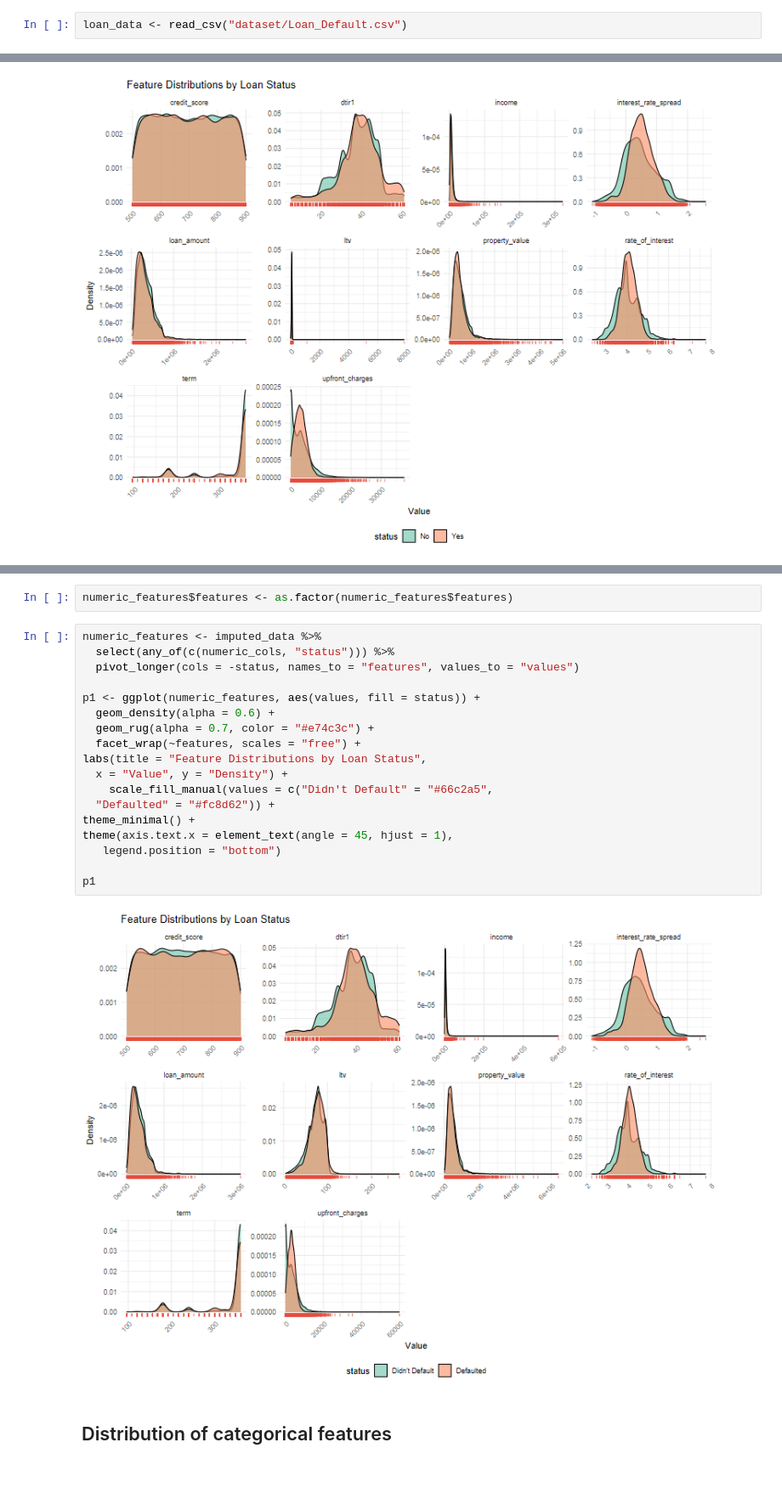
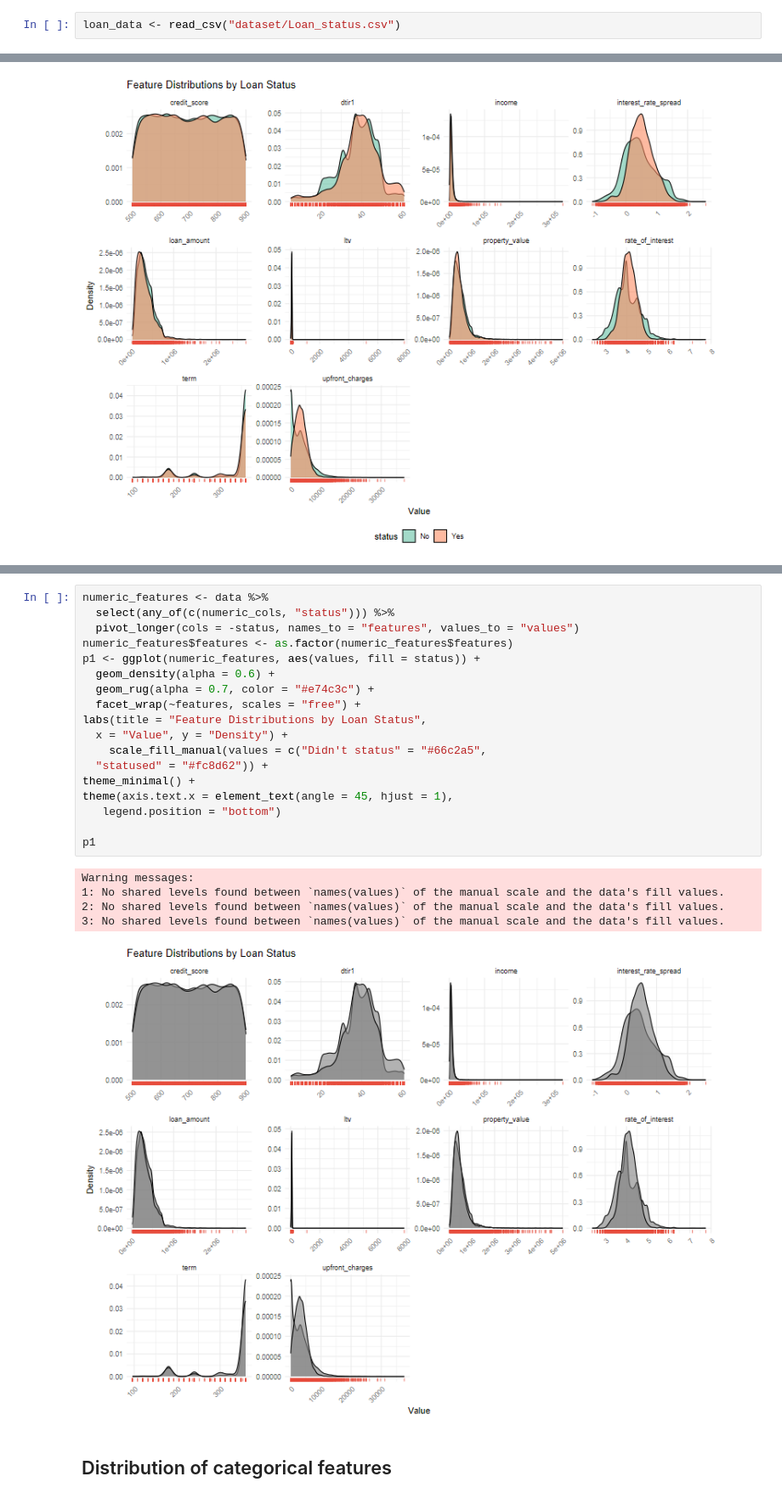
Before and after one commit to Chrisolande/Loan-Default, a Jupyter notebook: loan_data.ipynb, the cells around one changed output, grey strips where cells are left out. Shown at 85% size. Drawn from its saved outputs; the diff is of its cells as text; blank space fills up the shorter version.

```diff
--- a/loan_data.ipynb
+++ b/loan_data.ipynb
@@ -48,6 +48,6 @@ tidymodels_prefer()
 # %% [output]
 [conflicted] Will prefer dplyr::select over any other package.
 # %%
-loan_data <- read_csv("dataset/Loan_Default.csv")
+loan_data <- read_csv("dataset/Loan_status.csv")
 # %% [output]
 Rows: 148670 Columns: 34
@@ -270,28 +263,30 @@ plots <- lapply(head(numeric_cols, 9), plot_box, data = data)
 grid.arrange(grobs = plots, ncol = 3)
 # %% [output]
 [figure]
-# %%
-numeric_features$features <- as.factor(numeric_features$features)
 # %%
-numeric_features <- imputed_data %>%
+numeric_features <- data %>%
   select(any_of(c(numeric_cols, "status"))) %>%
   pivot_longer(cols = -status, names_to = "features", values_to = "values")
-
+numeric_features$features <- as.factor(numeric_features$features)
 p1 <- ggplot(numeric_features, aes(values, fill = status)) +
   geom_density(alpha = 0.6) +
   geom_rug(alpha = 0.7, color = "#e74c3c") +
   facet_wrap(~features, scales = "free") +
 labs(title = "Feature Distributions by Loan Status",
   x = "Value", y = "Density") +
-    scale_fill_manual(values = c("Didn't Default" = "#66c2a5",
-  "Defaulted" = "#fc8d62")) +
+    scale_fill_manual(values = c("Didn't status" = "#66c2a5",
+  "statused" = "#fc8d62")) +
 theme_minimal() +
 theme(axis.text.x = element_text(angle = 45, hjust = 1),
    legend.position = "bottom")
 
 p1
 # %% [output]
+Warning messages:
+1: No shared levels found between `names(values)` of the manual scale and the data's fill values.
+2: No shared levels found between `names(values)` of the manual scale and the data's fill values.
+3: No shared levels found between `names(values)` of the manual scale and the data's fill values.
-[figure, old version]
+[figure, new version]
 # %% [markdown]
 ## Distribution of categorical features
 # %%
```
Also changed, not shown: parts of 49 cells of this notebook.
